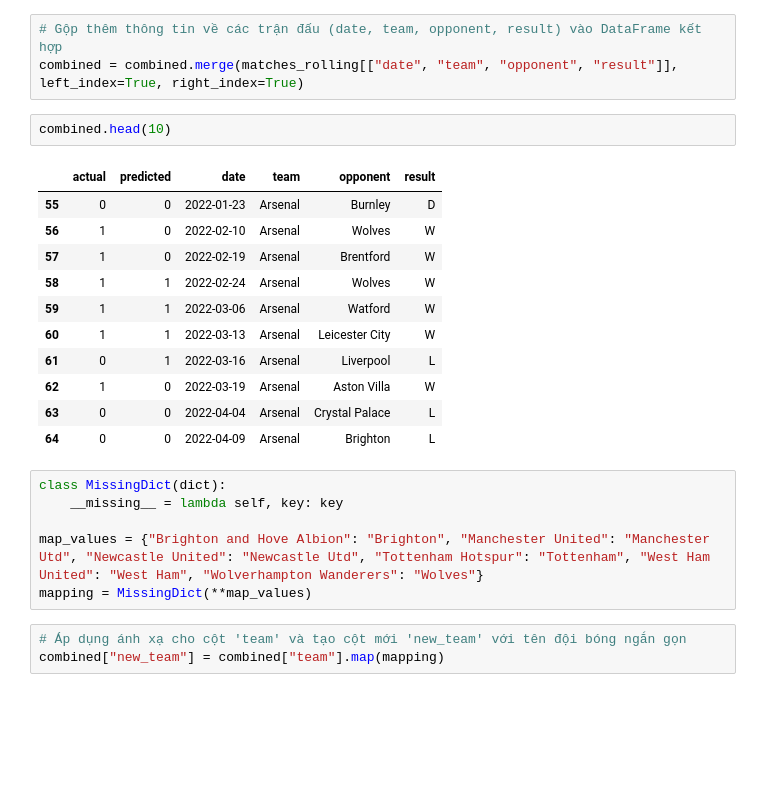
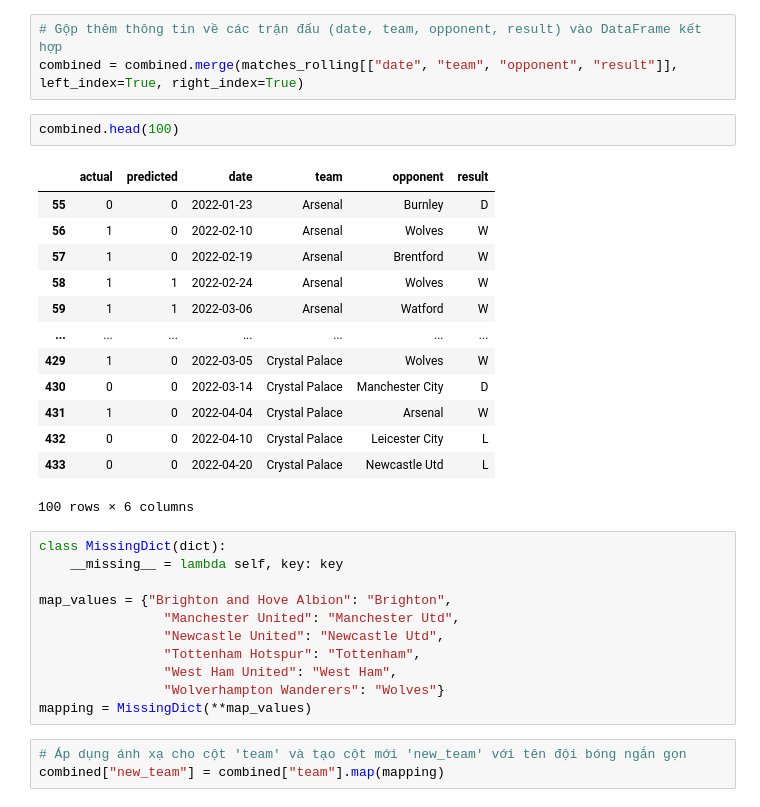
Before and after one commit to KakaTran3/python, a Jupyter notebook: prediction.ipynb, the cells around one changed output. Drawn from its saved outputs; the diff is of its cells as text; blank space fills up the shorter version.

```diff
--- a/prediction.ipynb
+++ b/prediction.ipynb
@@ -305,24 +305,31 @@ np.float64(0.625)
 # Gộp thêm thông tin về các trận đấu (date, team, opponent, result) vào DataFrame kết hợp
 combined = combined.merge(matches_rolling[["date", "team", "opponent", "result"]], left_index=True, right_index=True)
 # %%
-combined.head(10)
+combined.head(100)
 # %% [output]
 |  | actual | predicted | date | team | opponent | result |
 | 55 | 0 | 0 | 2022-01-23 | Arsenal | Burnley | D |
 | 56 | 1 | 0 | 2022-02-10 | Arsenal | Wolves | W |
 | 57 | 1 | 0 | 2022-02-19 | Arsenal | Brentford | W |
 | 58 | 1 | 1 | 2022-02-24 | Arsenal | Wolves | W |
 | 59 | 1 | 1 | 2022-03-06 | Arsenal | Watford | W |
-| 60 | 1 | 1 | 2022-03-13 | Arsenal | Leicester City | W |
-| 61 | 0 | 1 | 2022-03-16 | Arsenal | Liverpool | L |
-| 62 | 1 | 0 | 2022-03-19 | Arsenal | Aston Villa | W |
-| 63 | 0 | 0 | 2022-04-04 | Arsenal | Crystal Palace | L |
-| 64 | 0 | 0 | 2022-04-09 | Arsenal | Brighton | L |
+| ... | ... | ... | ... | ... | ... | ... |
+| 429 | 1 | 0 | 2022-03-05 | Crystal Palace | Wolves | W |
+| 430 | 0 | 0 | 2022-03-14 | Crystal Palace | Manchester City | D |
+| 431 | 1 | 0 | 2022-04-04 | Crystal Palace | Arsenal | W |
+| 432 | 0 | 0 | 2022-04-10 | Crystal Palace | Leicester City | L |
+| 433 | 0 | 0 | 2022-04-20 | Crystal Palace | Newcastle Utd | L |
+100 rows × 6 columns
 # %%
 class MissingDict(dict):
     __missing__ = lambda self, key: key
 
-map_values = {"Brighton and Hove Albion": "Brighton", "Manchester United": "Manchester Utd", "Newcastle United": "Newcastle Utd", "Tottenham Hotspur": "Tottenham", "West Ham United": "West Ham", "Wolverhampton Wanderers": "Wolves"}
+map_values = {"Brighton and Hove Albion": "Brighton",
+                "Manchester United": "Manchester Utd",
+                "Newcastle United": "Newcastle Utd",
+                "Tottenham Hotspur": "Tottenham",
+                "West Ham United": "West Ham",
+                "Wolverhampton Wanderers": "Wolves"}
 mapping = MissingDict(**map_values)
 # %%
 # Áp dụng ánh xạ cho cột 'team' và tạo cột mới 'new_team' với tên đội bóng ngắn gọn
```
Also changed, not shown: parts of 3 cells of this notebook, 2 other files.
